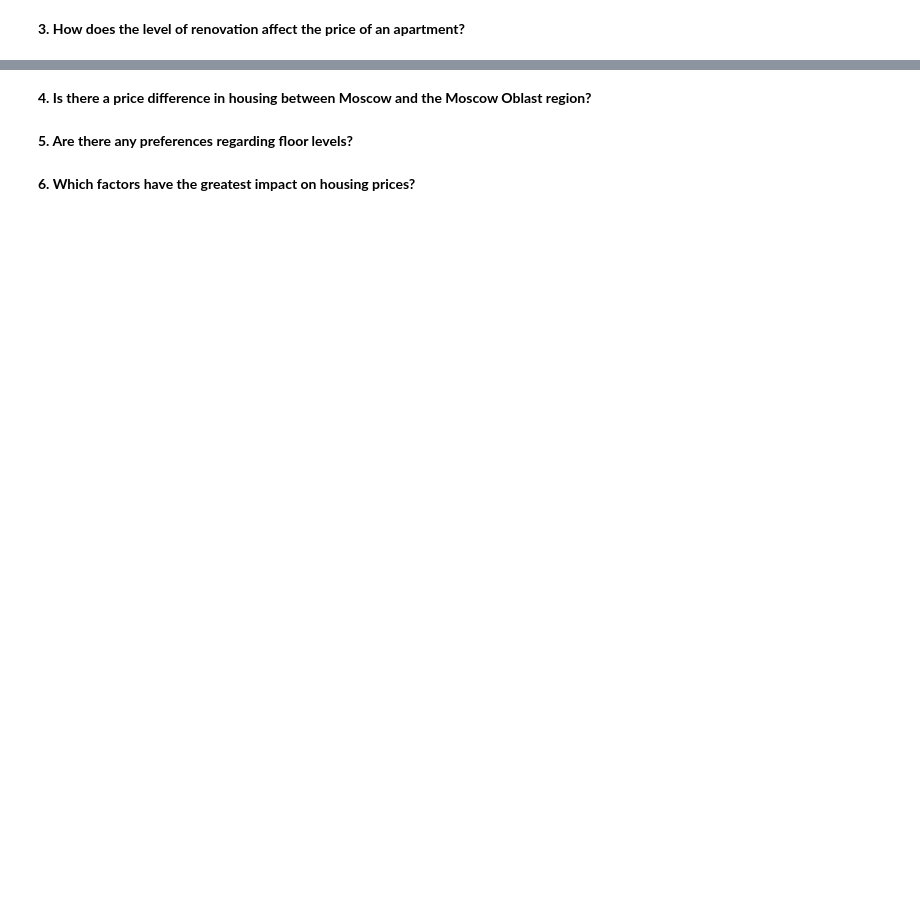
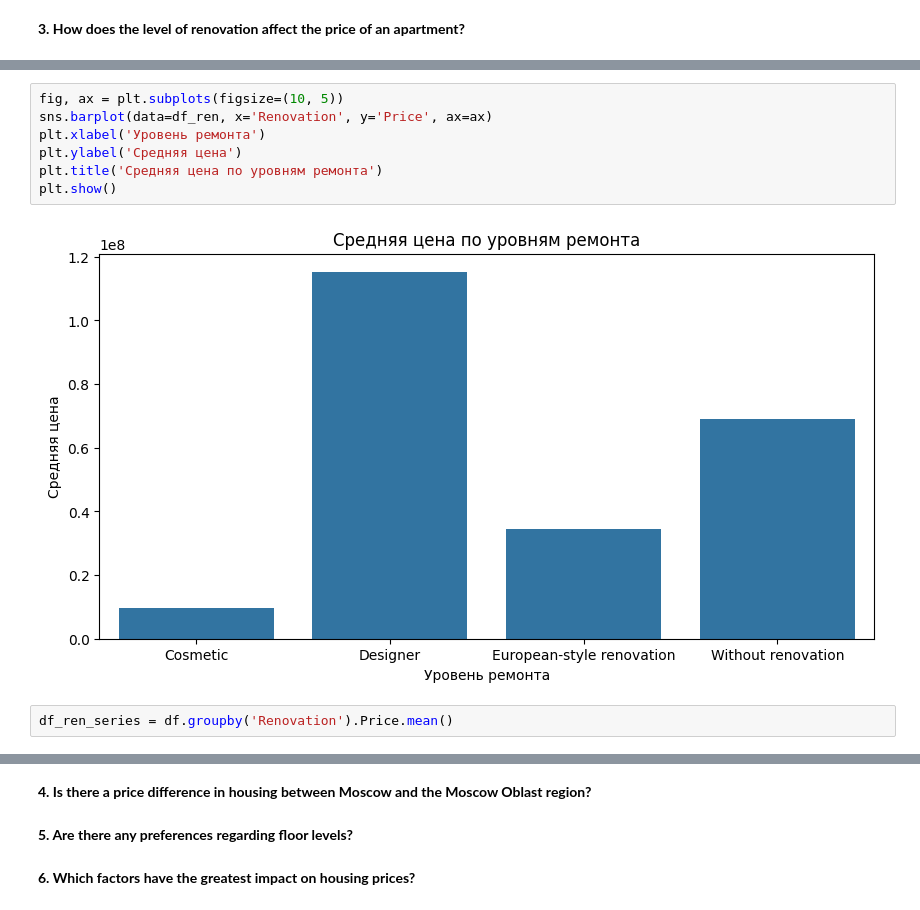
Before and after one commit to WhosArt/Moscow_housing_price, a Jupyter notebook: house_pricing/house_pricing.ipynb, the cells around one changed output, grey strips where cells are left out. Drawn from its saved outputs; the diff is of its cells as text; blank space fills up the shorter version.

```diff
--- a/house_pricing/house_pricing.ipynb
+++ b/house_pricing/house_pricing.ipynb
@@ -76,0 +90,11 @@ ax.scatter(data=housing_proximity, x = 'Minutes_to_metro', y = 'Price')
+# %%
+fig, ax = plt.subplots(figsize=(10, 5))
+sns.barplot(data=df_ren, x='Renovation', y='Price', ax=ax)
+plt.xlabel('Уровень ремонта')
+plt.ylabel('Средняя цена')
+plt.title('Средняя цена по уровням ремонта')
+plt.show()
+# %% [output]
+[figure, added]
+# %%
+df_ren_series = df.groupby('Renovation').Price.mean()
```
Also changed, not shown: parts of 4 cells of this notebook.
